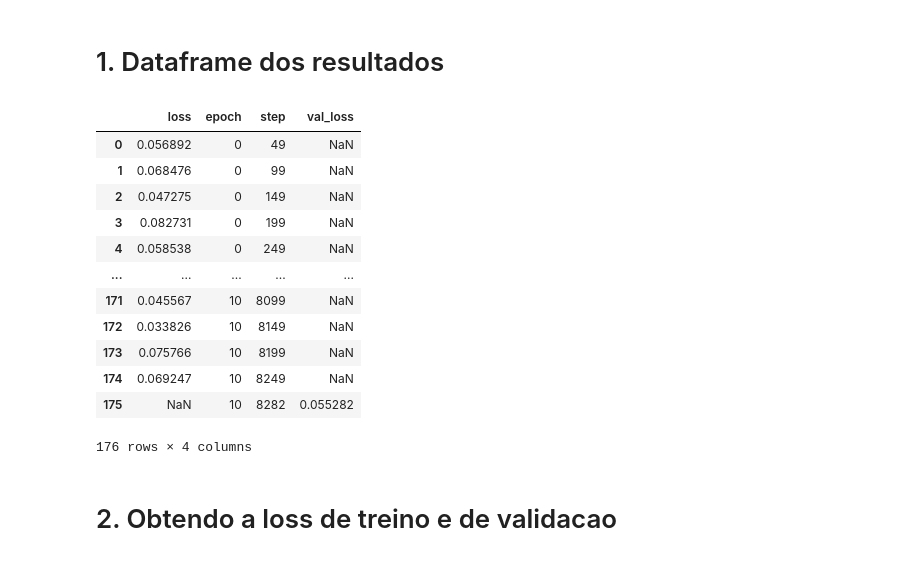
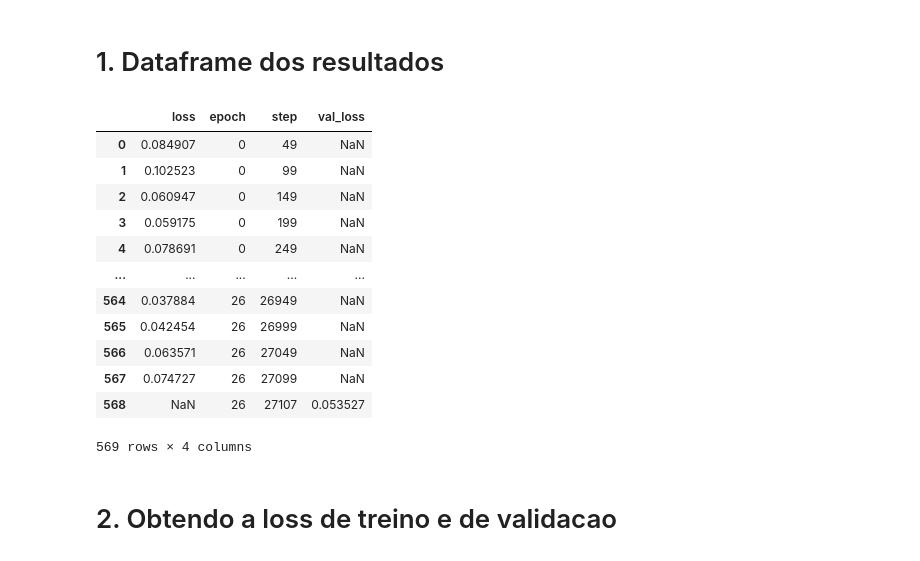
Before and after one commit to Migliorin/Image-Denoising, a Jupyter notebook: notebooks/ExperimentsAnalysis/PlotGraph.ipynb, the cells around one changed output. Cells and saved outputs as stored; diff of their text form; code cells hidden in the pictures.

```diff
--- a/notebooks/ExperimentsAnalysis/PlotGraph.ipynb
+++ b/notebooks/ExperimentsAnalysis/PlotGraph.ipynb
@@ -9,24 +9,24 @@ import seaborn as sns
 # %% [markdown]
 # 1. Dataframe dos resultados
 # %%
-path = "/home/lucas/experimentos/Teste_usando_14_head_e_MSE_loss/version_0/metrics.csv"
+path = "/home/lucas/experimentos/MSE_loss_02_pepper_mount_require_grad_test_token_1024/version_1/metrics.csv"
 
 df = pd.read_csv(path)
 df
 # %% [output]
 |  | loss | epoch | step | val_loss |
-| 0 | 0.056892 | 0 | 49 | NaN |
-| 1 | 0.068476 | 0 | 99 | NaN |
-| 2 | 0.047275 | 0 | 149 | NaN |
-| 3 | 0.082731 | 0 | 199 | NaN |
-| 4 | 0.058538 | 0 | 249 | NaN |
+| 0 | 0.084907 | 0 | 49 | NaN |
+| 1 | 0.102523 | 0 | 99 | NaN |
+| 2 | 0.060947 | 0 | 149 | NaN |
+| 3 | 0.059175 | 0 | 199 | NaN |
+| 4 | 0.078691 | 0 | 249 | NaN |
 | ... | ... | ... | ... | ... |
-| 171 | 0.045567 | 10 | 8099 | NaN |
-| 172 | 0.033826 | 10 | 8149 | NaN |
-| 173 | 0.075766 | 10 | 8199 | NaN |
-| 174 | 0.069247 | 10 | 8249 | NaN |
-| 175 | NaN | 10 | 8282 | 0.055282 |
+| 564 | 0.037884 | 26 | 26949 | NaN |
+| 565 | 0.042454 | 26 | 26999 | NaN |
+| 566 | 0.063571 | 26 | 27049 | NaN |
+| 567 | 0.074727 | 26 | 27099 | NaN |
+| 568 | NaN | 26 | 27107 | 0.053527 |
-176 rows × 4 columns
+569 rows × 4 columns
 # %% [markdown]
 # 2. Obtendo a loss de treino e de validacao
 # %% [markdown]
```
Also changed, not shown: parts of 17 cells of this notebook, 4 other files.
